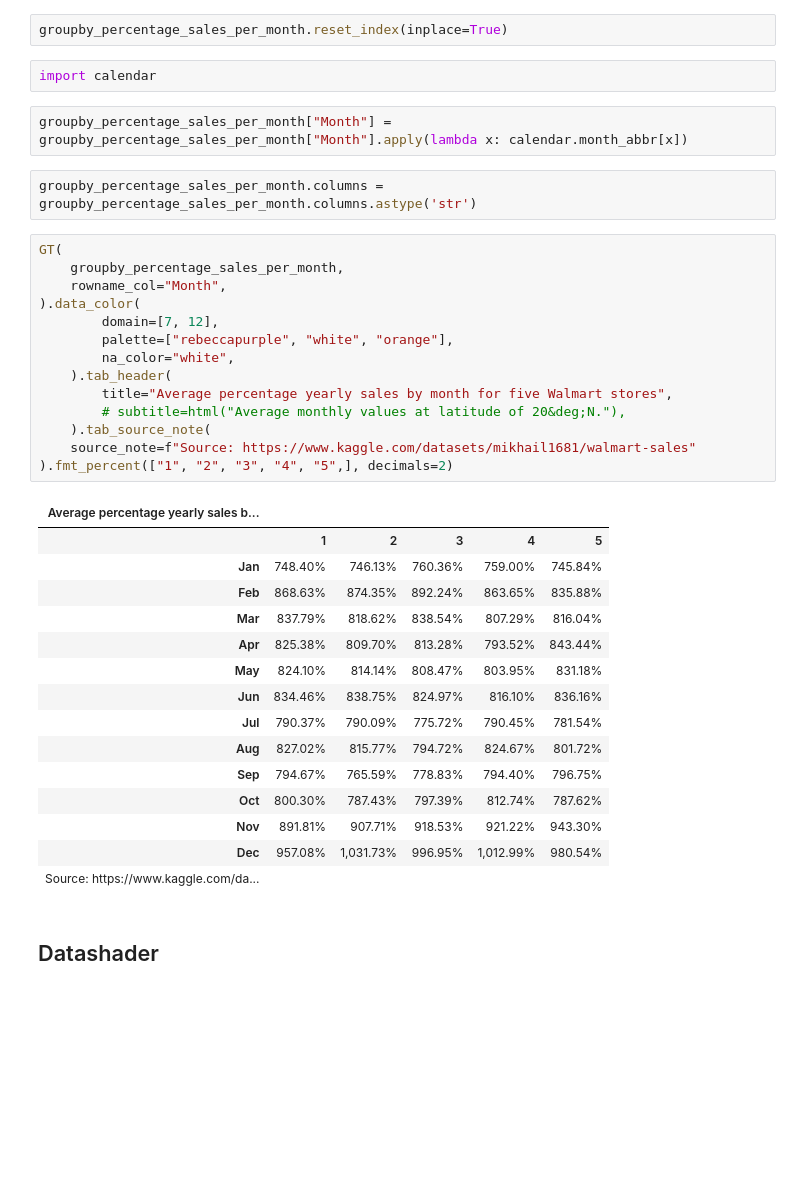
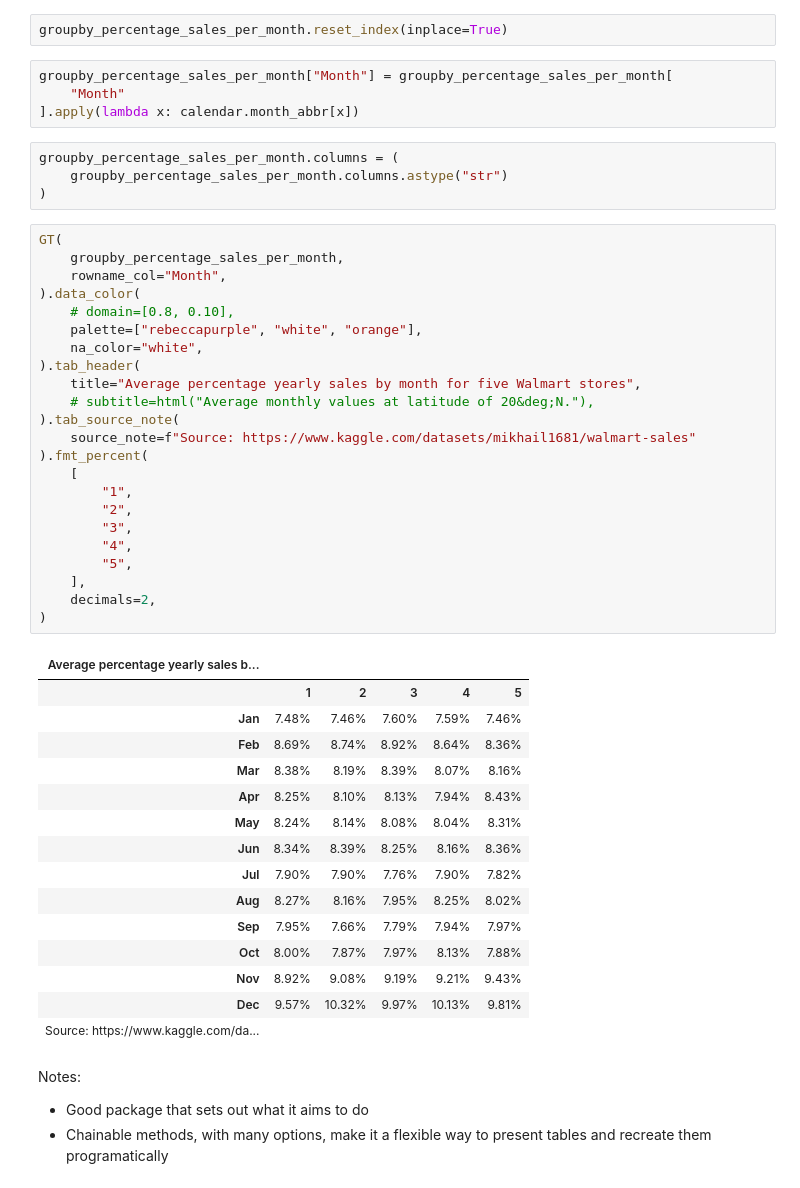
Before and after one commit to conorhamill36/viz_packages, a Jupyter notebook: notebooks/01_data_viz_libraries.ipynb, the cells around one changed output. Drawn from its saved outputs; the diff is of its cells as text; blank space fills up the shorter version.

```diff
--- a/notebooks/01_data_viz_libraries.ipynb
+++ b/notebooks/01_data_viz_libraries.ipynb
@@ -608,40 +593,53 @@ AttributeError: 'DataFrame' object has no attribute 'format'
 # %%
 groupby_percentage_sales_per_month.reset_index(inplace=True)
-# %%
-import calendar
 # %%
-groupby_percentage_sales_per_month["Month"] = groupby_percentage_sales_per_month["Month"].apply(lambda x: calendar.month_abbr[x])
+groupby_percentage_sales_per_month["Month"] = groupby_percentage_sales_per_month[
+    "Month"
+].apply(lambda x: calendar.month_abbr[x])
 # %%
-groupby_percentage_sales_per_month.columns = groupby_percentage_sales_per_month.columns.astype('str')
+groupby_percentage_sales_per_month.columns = (
+    groupby_percentage_sales_per_month.columns.astype("str")
+)
 # %%
 GT(
     groupby_percentage_sales_per_month,
     rowname_col="Month",
 ).data_color(
-        domain=[7, 12],
-        palette=["rebeccapurple", "white", "orange"],
-        na_color="white",
-    ).tab_header(
-        title="Average percentage yearly sales by month for five Walmart stores",
-        # subtitle=html("Average monthly values at latitude of 20&deg;N."),
-    ).tab_source_note(
+    # domain=[0.8, 0.10],
+    palette=["rebeccapurple", "white", "orange"],
+    na_color="white",
+).tab_header(
+    title="Average percentage yearly sales by month for five Walmart stores",
+    # subtitle=html("Average monthly values at latitude of 20&deg;N."),
+).tab_source_note(
     source_note=f"Source: https://www.kaggle.com/datasets/mikhail1681/walmart-sales"
-).fmt_percent(["1", "2", "3", "4", "5",], decimals=2)
+).fmt_percent(
+    [
+        "1",
+        "2",
+        "3",
+        "4",
+        "5",
+    ],
+    decimals=2,
+)
 # %% [output]
 | Average percentage yearly sales b... |  |  |  |  |  |
 |  | 1 | 2 | 3 | 4 | 5 |
-| Jan | 748.40% | 746.13% | 760.36% | 759.00% | 745.84% |
-| Feb | 868.63% | 874.35% | 892.24% | 863.65% | 835.88% |
-| Mar | 837.79% | 818.62% | 838.54% | 807.29% | 816.04% |
-| Apr | 825.38% | 809.70% | 813.28% | 793.52% | 843.44% |
-| May | 824.10% | 814.14% | 808.47% | 803.95% | 831.18% |
-| Jun | 834.46% | 838.75% | 824.97% | 816.10% | 836.16% |
-| Jul | 790.37% | 790.09% | 775.72% | 790.45% | 781.54% |
-| Aug | 827.02% | 815.77% | 794.72% | 824.67% | 801.72% |
-| Sep | 794.67% | 765.59% | 778.83% | 794.40% | 796.75% |
-| Oct | 800.30% | 787.43% | 797.39% | 812.74% | 787.62% |
-| Nov | 891.81% | 907.71% | 918.53% | 921.22% | 943.30% |
-| Dec | 957.08% | 1,031.73% | 996.95% | 1,012.99% | 980.54% |
+| Jan | 7.48% | 7.46% | 7.60% | 7.59% | 7.46% |
+| Feb | 8.69% | 8.74% | 8.92% | 8.64% | 8.36% |
+| Mar | 8.38% | 8.19% | 8.39% | 8.07% | 8.16% |
+| Apr | 8.25% | 8.10% | 8.13% | 7.94% | 8.43% |
+| May | 8.24% | 8.14% | 8.08% | 8.04% | 8.31% |
+| Jun | 8.34% | 8.39% | 8.25% | 8.16% | 8.36% |
+| Jul | 7.90% | 7.90% | 7.76% | 7.90% | 7.82% |
+| Aug | 8.27% | 8.16% | 7.95% | 8.25% | 8.02% |
+| Sep | 7.95% | 7.66% | 7.79% | 7.94% | 7.97% |
+| Oct | 8.00% | 7.87% | 7.97% | 8.13% | 7.88% |
+| Nov | 8.92% | 9.08% | 9.19% | 9.21% | 9.43% |
+| Dec | 9.57% | 10.32% | 9.97% | 10.13% | 9.81% |
 | Source: https://www.kaggle.com/da... |  |  |  |  |  |
-# %% [markdown]
-## Datashader
+# %% [markdown]
+Notes:
+- Good package that sets out what it aims to do
+- Chainable methods, with many options, make it a flexible way to present tables and recreate them programatically
```
Also changed, not shown: parts of 56 cells of this notebook.
